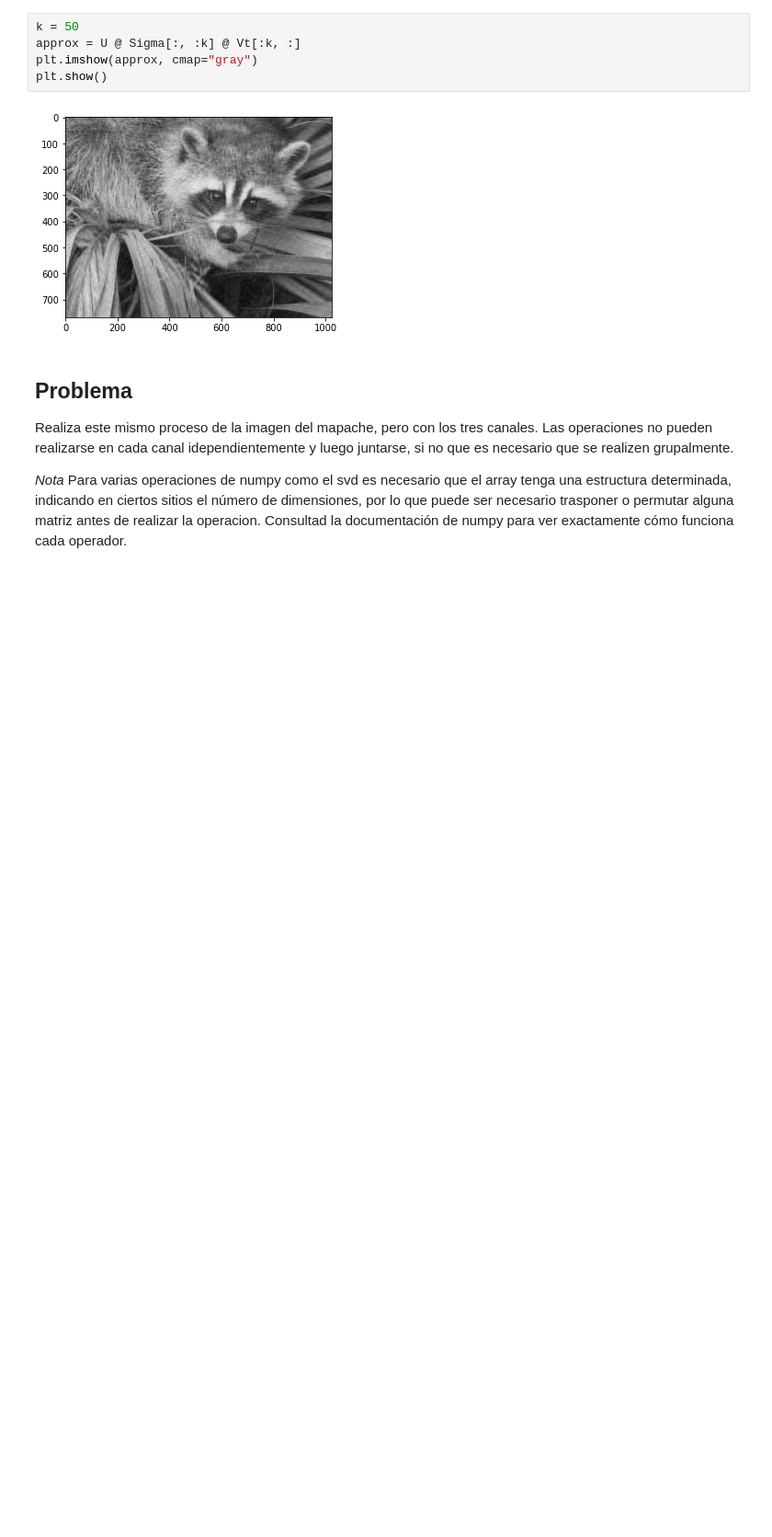
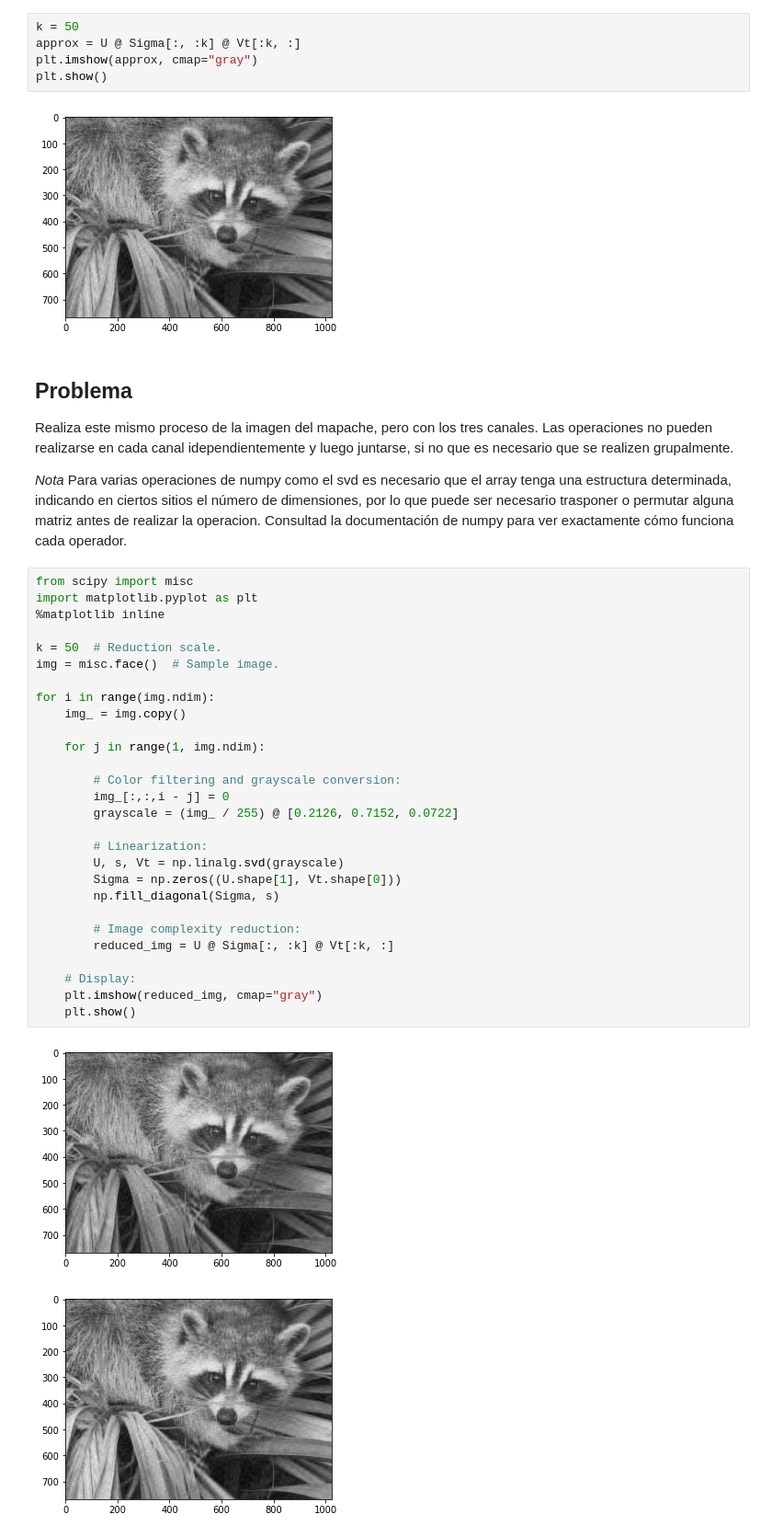
Before and after one commit to ElBley/cursoPython, a Jupyter notebook: Curso_Python_Sesion_3.ipynb, the cells around one changed output. Shown at 92% size. Cells and saved outputs as stored; diff of their text form; blank space fills up the shorter version.

```diff
--- a/Curso_Python_Sesion_3.ipynb
+++ b/Curso_Python_Sesion_3.ipynb
@@ -360,3 +447,34 @@ plt.show()
 Realiza este mismo proceso de la imagen del mapache, pero con los tres canales. Las operaciones no pueden realizarse en cada canal idependientemente y luego juntarse, si no que es necesario que se realizen grupalmente.
 
 *Nota* Para varias operaciones de numpy como el svd es necesario que el array tenga una estructura determinada, indicando en ciertos sitios el número de dimensiones, por lo que puede ser necesario trasponer o permutar alguna matriz antes de realizar la operacion. Consultad la documentación de numpy para ver exactamente cómo funciona cada operador.
+# %%
+from scipy import misc
+import matplotlib.pyplot as plt
+%matplotlib inline
+
+k = 50  # Reduction scale.
+img = misc.face()  # Sample image.
+
+for i in range(img.ndim):
+    img_ = img.copy()
+
+    for j in range(1, img.ndim):
+
+        # Color filtering and grayscale conversion:
+        img_[:,:,i - j] = 0
+        grayscale = (img_ / 255) @ [0.2126, 0.7152, 0.0722]
+
+        # Linearization:
+        U, s, Vt = np.linalg.svd(grayscale)
+        Sigma = np.zeros((U.shape[1], Vt.shape[0]))
+        np.fill_diagonal(Sigma, s)
+
+        # Image complexity reduction:
+        reduced_img = U @ Sigma[:, :k] @ Vt[:k, :]
+
+    # Display:
+    plt.imshow(reduced_img, cmap="gray")
+    plt.show()
+# %% [output]
+[figure, added]
+[figure, added]
```
Also changed, not shown: parts of 11 cells of this notebook, 2 other files.
